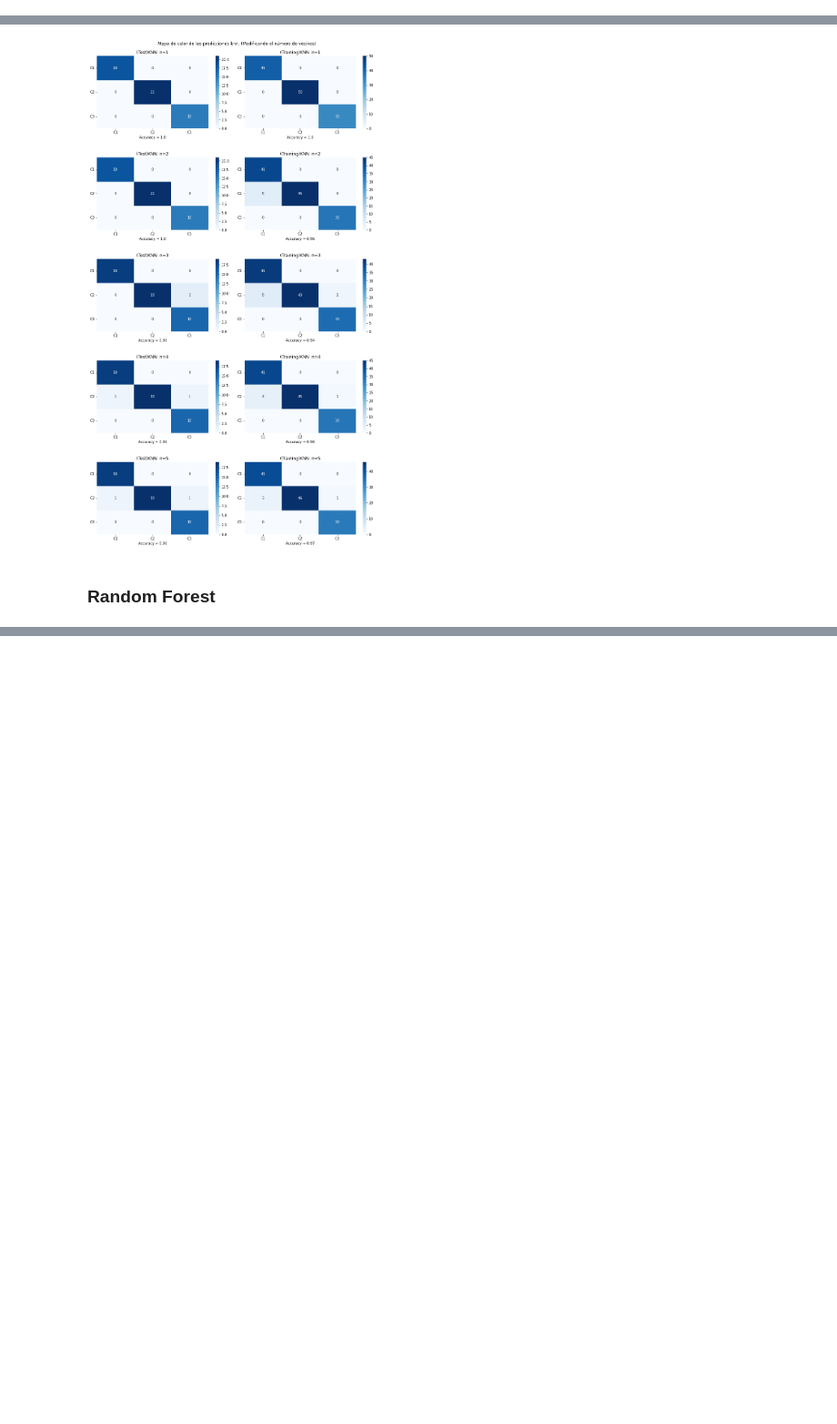
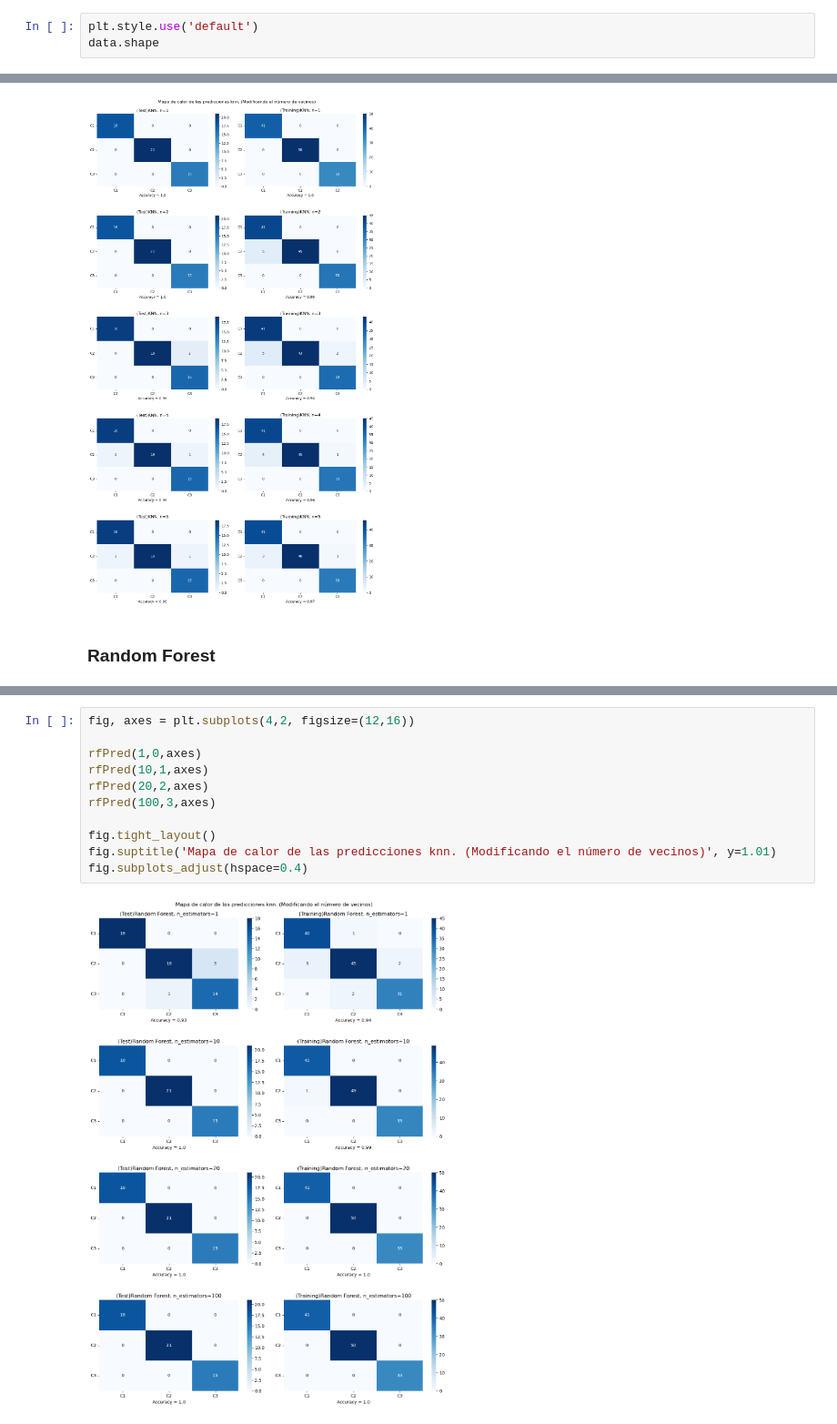
Before and after one commit to orlandoch/coding-dojo, a Jupyter notebook: tareas-week07/tarea_regresion_logistica_knn_o_rf.ipynb, the cells around one changed output, grey strips where cells are left out. Shown at 91% size. Drawn from its saved outputs; the diff is of its cells as text; blank space fills up the shorter version.

```diff
--- a/tareas-week07/tarea_regresion_logistica_knn_o_rf.ipynb
+++ b/tareas-week07/tarea_regresion_logistica_knn_o_rf.ipynb
@@ -39,0 +36,3 @@ data.shape
+# %%
+plt.style.use('default')
+data.shape
@@ -266,0 +297,13 @@ fig.subplots_adjust(hspace=0.4)
+# %%
+fig, axes = plt.subplots(4,2, figsize=(12,16))
+
+rfPred(1,0,axes)
+rfPred(10,1,axes)
+rfPred(20,2,axes)
+rfPred(100,3,axes)
+
+fig.tight_layout()
+fig.suptitle('Mapa de calor de las predicciones knn. (Modificando el número de vecinos)', y=1.01)
+fig.subplots_adjust(hspace=0.4)
+# %% [output]
+[figure, added]
```
Also changed, not shown: parts of 5 cells of this notebook.
